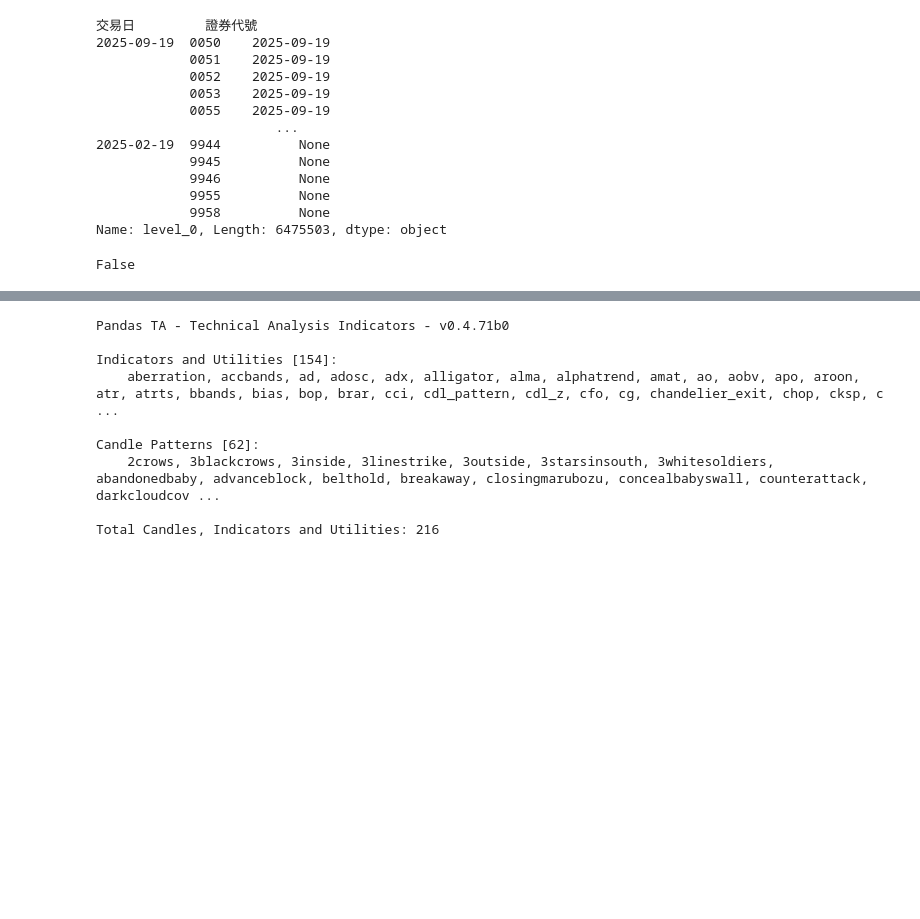
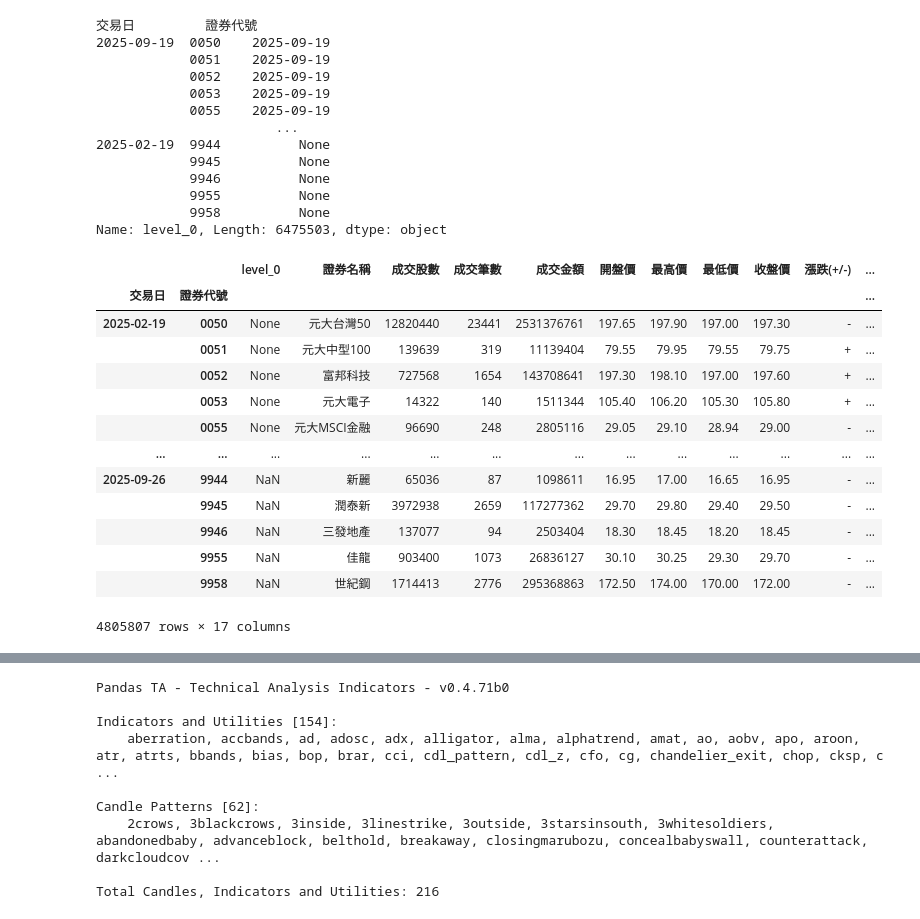
Before and after one commit to ifurther/Stocker, a Jupyter notebook: Stocker_analyze.ipynb, the cells around one changed output, grey strips where cells are left out. Saved outputs shown, nothing was run; the diff lists cells and outputs as text; code cells hidden in the pictures; blank space fills up the shorter version.

Commit message:
main: update the db columns

```diff
--- a/Stocker_analyze.ipynb
+++ b/Stocker_analyze.ipynb
@@ -175,7 +229,3 @@ Stocker2.data["level_0"]
 Name: level_0, Length: 6475503, dtype: object
 # %%
 Stocker2.correct_data()
-# %%
-Stocker2.data.index.levels[0].hasnans
-# %% [output]
-False
@@ -181,0 +234,17 @@ False
+# %%
+Stocker2.data.sort_index()
+# %% [output]
+|  |  | level_0 | 證券名稱 | 成交股數 | 成交筆數 | 成交金額 | 開盤價 | 最高價 | 最低價 | 收盤價 | 漲跌(+/-) | ... |
+| 交易日 | 證券代號 |  |  |  |  |  |  |  |  |  |  | ... |
+| 2025-02-19 | 0050 | None | 元大台灣50 | 12820440 | 23441 | 2531376761 | 197.65 | 197.90 | 197.00 | 197.30 | - | ... |
+|  | 0051 | None | 元大中型100 | 139639 | 319 | 11139404 | 79.55 | 79.95 | 79.55 | 79.75 | + | ... |
+|  | 0052 | None | 富邦科技 | 727568 | 1654 | 143708641 | 197.30 | 198.10 | 197.00 | 197.60 | + | ... |
+|  | 0053 | None | 元大電子 | 14322 | 140 | 1511344 | 105.40 | 106.20 | 105.30 | 105.80 | + | ... |
+|  | 0055 | None | 元大MSCI金融 | 96690 | 248 | 2805116 | 29.05 | 29.10 | 28.94 | 29.00 | - | ... |
+| ... | ... | ... | ... | ... | ... | ... | ... | ... | ... | ... | ... | ... |
+| 2025-09-26 | 9944 | NaN | 新麗 | 65036 | 87 | 1098611 | 16.95 | 17.00 | 16.65 | 16.95 | - | ... |
+|  | 9945 | NaN | 潤泰新 | 3972938 | 2659 | 117277362 | 29.70 | 29.80 | 29.40 | 29.50 | - | ... |
+|  | 9946 | NaN | 三發地產 | 137077 | 94 | 2503404 | 18.30 | 18.45 | 18.20 | 18.45 | - | ... |
+|  | 9955 | NaN | 佳龍 | 903400 | 1073 | 26836127 | 30.10 | 30.25 | 29.30 | 29.70 | - | ... |
+|  | 9958 | NaN | 世紀鋼 | 1714413 | 2776 | 295368863 | 172.50 | 174.00 | 170.00 | 172.00 | - | ... |
+4805807 rows × 17 columns
```
Also changed, not shown: parts of 25 cells of this notebook, 1 other file.
